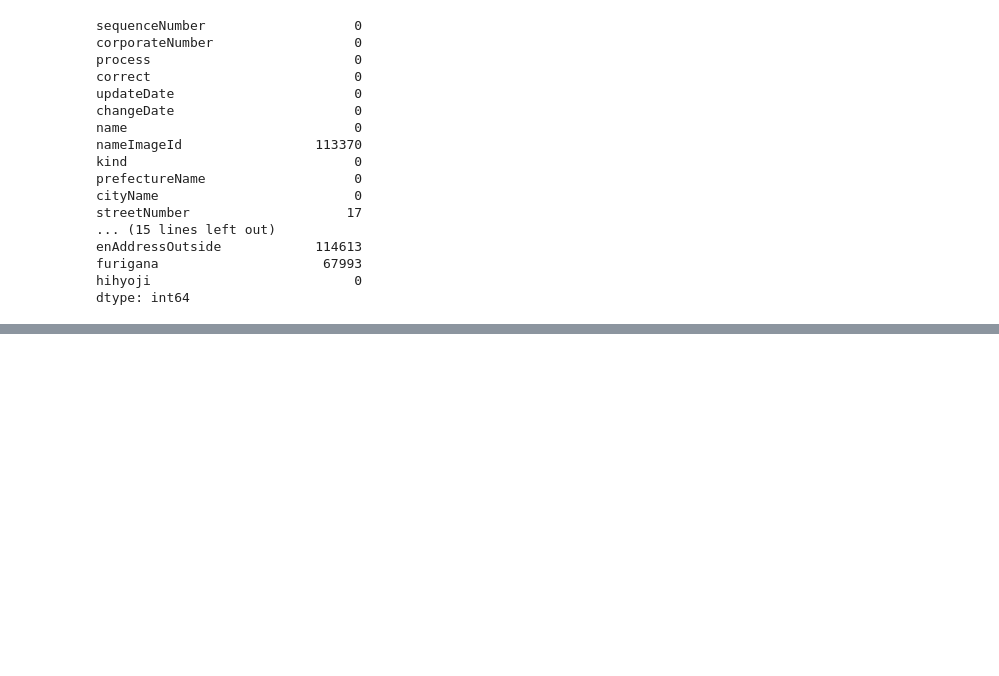
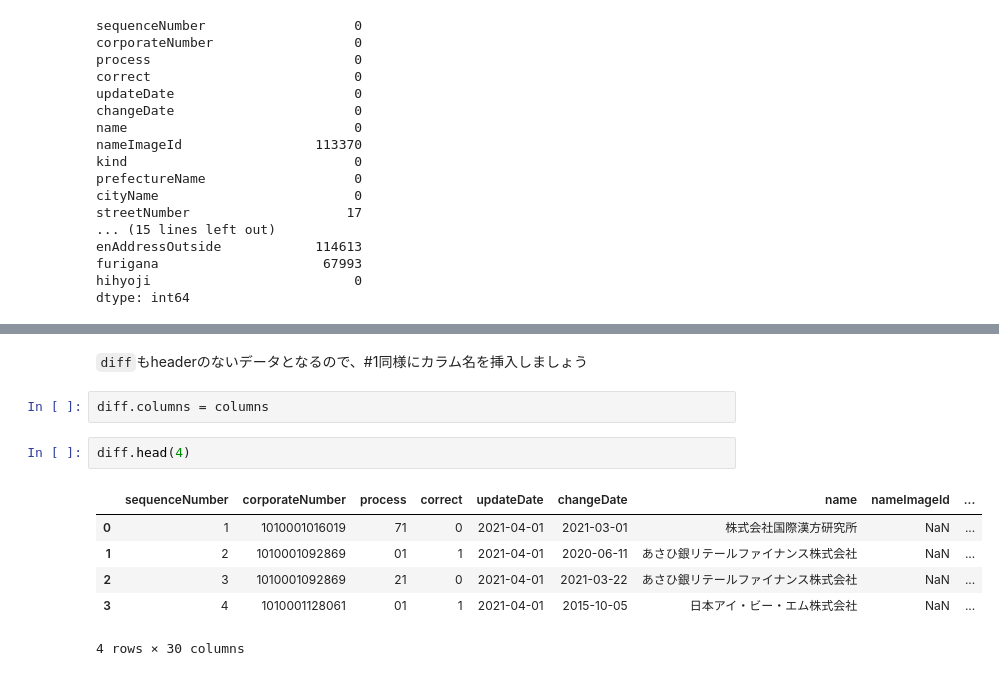
Before and after one commit to ryochinbo/ml-cheat, a Jupyter notebook: notebook/0206.ipynb, the cells around one changed output, grey strips where cells are left out. Saved outputs shown, nothing was run; the diff lists cells and outputs as text; blank space fills up the shorter version.

```diff
--- a/notebook/0206.ipynb
+++ b/notebook/0206.ipynb
@@ -308,0 +371,13 @@ dtype: int64
+# %% [markdown]
+`diff`もheaderのないデータとなるので、#1同様にカラム名を挿入しましょう
+# %%
+diff.columns = columns
+# %%
+diff.head(4)
+# %% [output]
+|  | sequenceNumber | corporateNumber | process | correct | updateDate | changeDate | name | nameImageId | ... |
+| 0 | 1 | 1010001016019 | 71 | 0 | 2021-04-01 | 2021-03-01 | 株式会社国際漢方研究所 | NaN | ... |
+| 1 | 2 | 1010001092869 | 01 | 1 | 2021-04-01 | 2020-06-11 | あさひ銀リテールファイナンス株式会社 | NaN | ... |
+| 2 | 3 | 1010001092869 | 21 | 0 | 2021-04-01 | 2021-03-22 | あさひ銀リテールファイナンス株式会社 | NaN | ... |
+| 3 | 4 | 1010001128061 | 01 | 1 | 2021-04-01 | 2015-10-05 | 日本アイ・ビー・エム株式会社 | NaN | ... |
+4 rows × 30 columns
```
Also changed, not shown: parts of 17 cells of this notebook, 2 other files.
